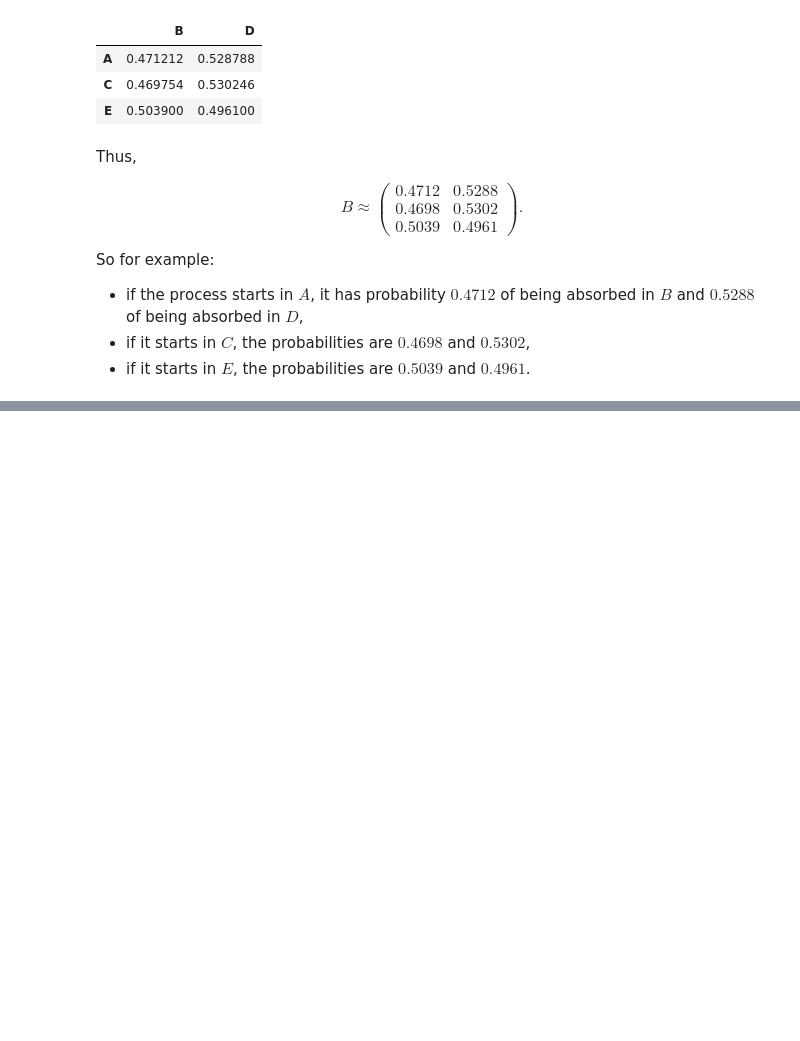
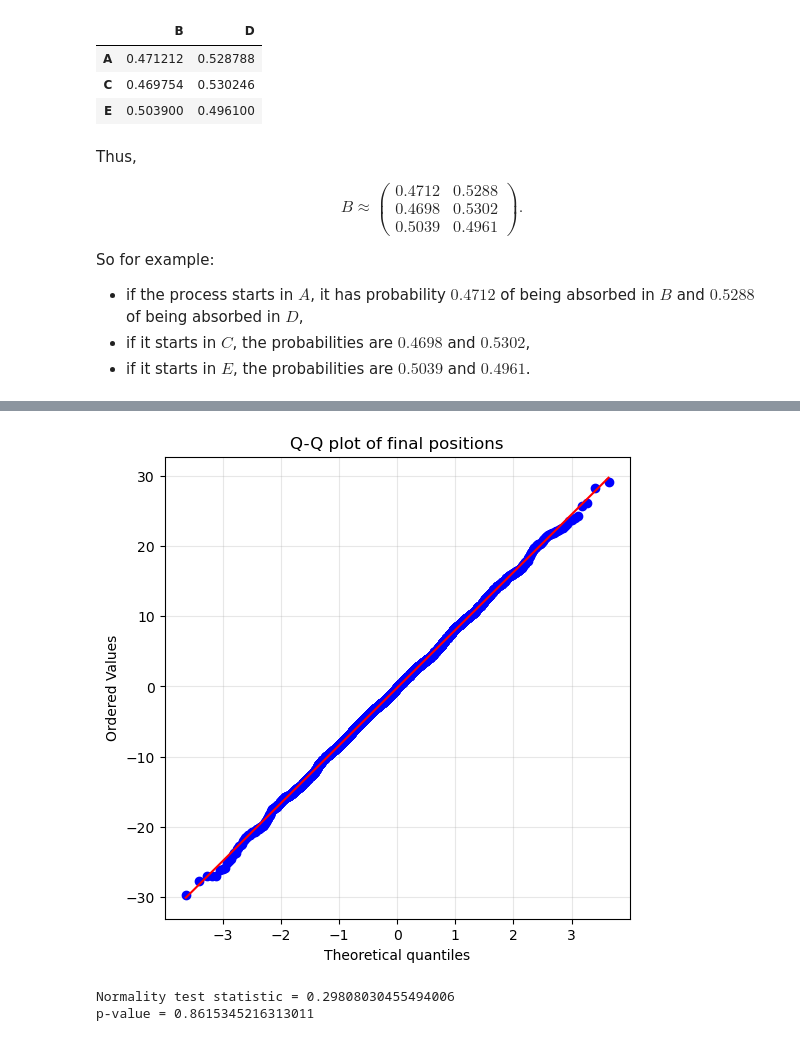
Before and after one commit to K-Allison/3019061_MATPMD4, a Jupyter notebook: MATPMD4_Assignment1_3019061.ipynb, the cells around one changed output, grey strips where cells are left out. Saved outputs shown, nothing was run; the diff lists cells and outputs as text; code cells hidden in the pictures; blank space fills up the shorter version.

```diff
--- a/MATPMD4_Assignment1_3019061.ipynb
+++ b/MATPMD4_Assignment1_3019061.ipynb
@@ -431,0 +726,16 @@ So for example:
+# %%
+plt.figure(figsize=(6, 6))
+stats.probplot(finals_5000, dist="norm", plot=plt)
+plt.title("Q-Q plot of final positions")
+plt.grid(True, alpha=0.3)
+plt.show()
+# %% [output]
+[figure, added]
+# %%
+test_stat, p_value = stats.normaltest(finals_5000)
+
+print("Normality test statistic =", test_stat)
+print("p-value =", p_value)
+# %% [output]
+Normality test statistic = 0.29808030455494006
+p-value = 0.8615345216313011
```
Also changed, not shown: parts of 21 cells of this notebook.
